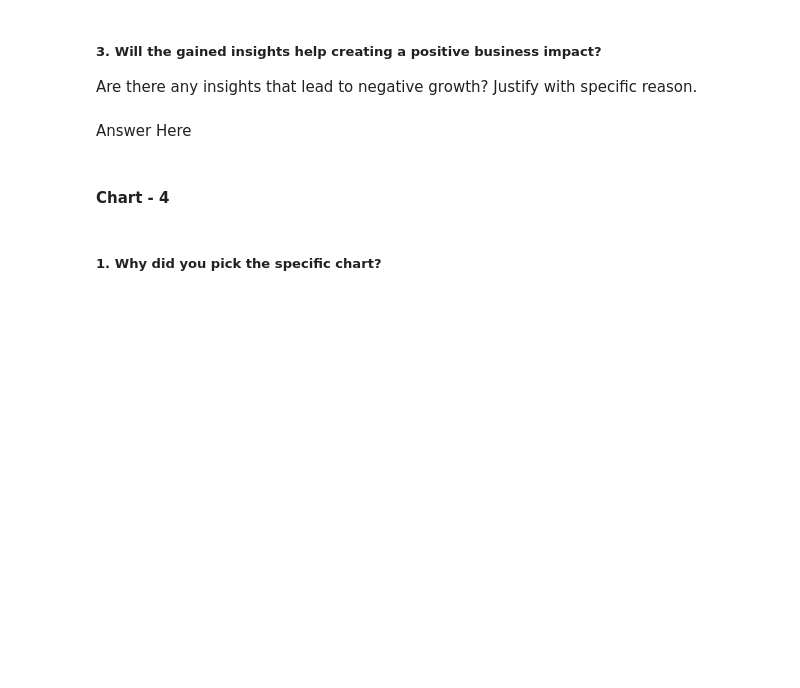
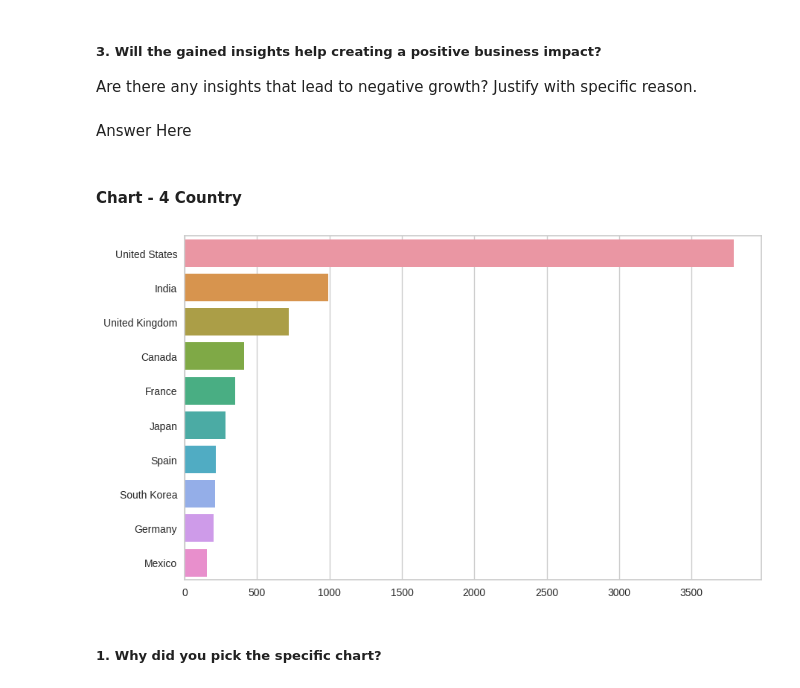
Before and after one commit to DharmendraYadav96/Netflix-Movies-and-TV-Shows-Clustering, a Jupyter notebook: Netflix_Movies_and_TV_Shows_Clustering.ipynb, the cells around one changed output. Cells and saved outputs as stored; diff of their text form; code cells hidden in the pictures; blank space fills up the shorter version.

```diff
--- a/Netflix_Movies_and_TV_Shows_Clustering.ipynb
+++ b/Netflix_Movies_and_TV_Shows_Clustering.ipynb
@@ -505,4 +808,4 @@ Are there any insights that lead to negative growth? Justify with specific reaso
 # %% [markdown]
 Answer Here
 # %% [markdown]
-#### Chart - 4
+#### **Chart - 4 Country**
@@ -511,3 +812,13 @@ Answer Here
+# %%
+# Chart - 4 visualization code
+plt.figure(figsize=(10,6))
+df_country_count = df4[df4['Country'] !='Unknown']['Country'].value_counts().nlargest(10).reset_index()
+df_country_count.columns = ['Country', 'count']
+ax = sns.barplot(y = 'Country', x = 'count', data = df_country_count)
+ax.set(xlabel=None, ylabel= None)
+plt.show()
+# %% [output]
+[figure, added]
 # %% [markdown]
 ##### 1. Why did you pick the specific chart?
 # %% [markdown]
```
Also changed, not shown: parts of 63 cells of this notebook.
